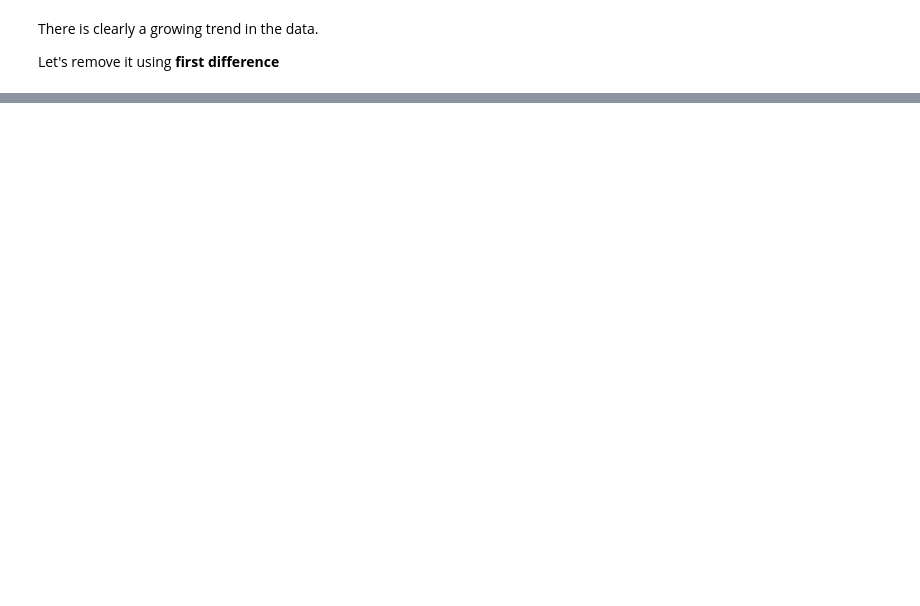
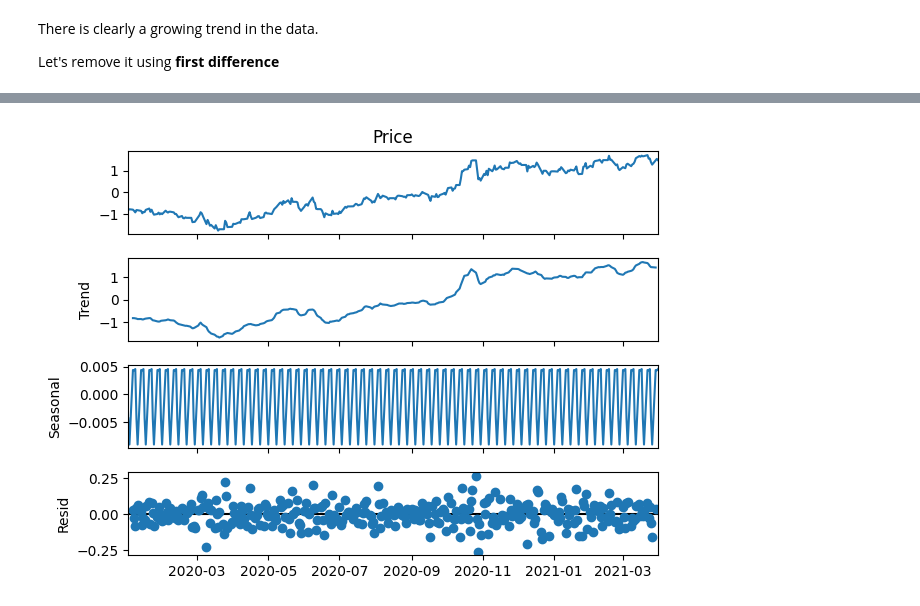
Before and after one commit to Ilvecho/Value-Investor, a Jupyter notebook: Project_5.ipynb, the cells around one changed output, grey strips where cells are left out. Cells and saved outputs as stored; diff of their text form; code cells hidden in the pictures; blank space fills up the shorter version.

```diff
--- a/Project_5.ipynb
+++ b/Project_5.ipynb
@@ -133,0 +131,9 @@ Lastly, there is no clear sign of seasonality in the data
+# %%
+exp_data = norm_data['Argentina']
+exp_data = exp_data.asfreq('b')
+exp_data = exp_data.fillna(method='ffill')
+
+decomposition = sm.tsa.seasonal_decompose(exp_data, model='additive')
+fig = decomposition.plot()
+# %% [output]
+[figure, added]
```
Also changed, not shown: parts of 11 cells of this notebook.
